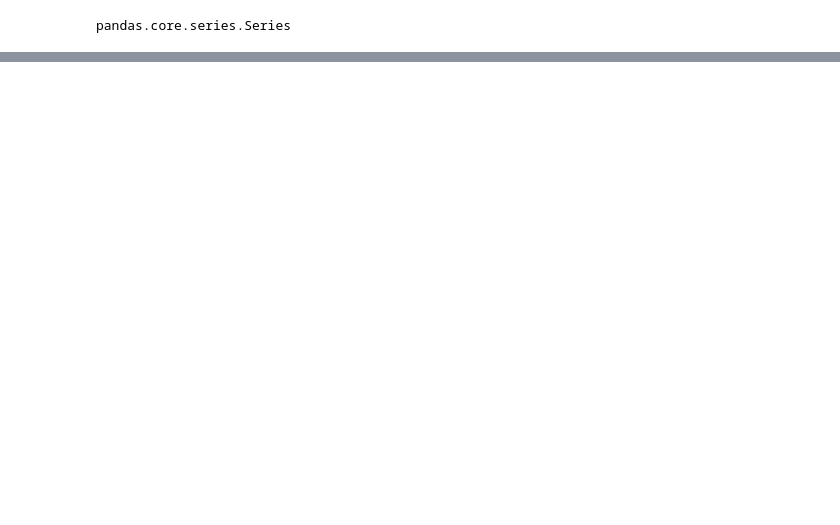
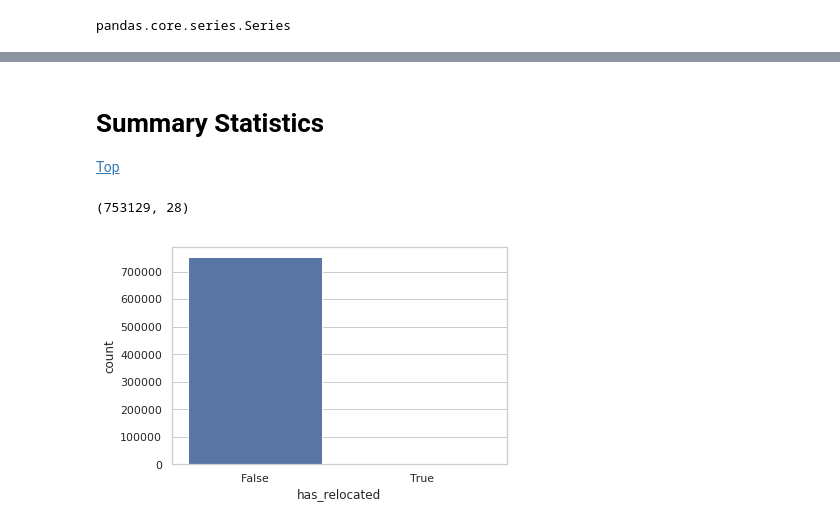
Before and after one commit to mark-me/relocation_indicator, a Jupyter notebook: Notebooks/Data_Merging/graydon_inspect_one_year.ipynb, the cells around one changed output, grey strips where cells are left out. Drawn from its saved outputs; the diff is of its cells as text; code cells hidden in the pictures; blank space fills up the shorter version.

Commit message:
Update notebook for summary statistics

```diff
--- a/Notebooks/Data_Merging/graydon_inspect_one_year.ipynb
+++ b/Notebooks/Data_Merging/graydon_inspect_one_year.ipynb
@@ -239,6 +275,0 @@ one_year_df.loc[one_year_df['qty_employees']=='    NA', 'qty_employees'] = 0
-# %%
-one_year_df['qty_employees'] = one_year_df['qty_employees'].astype(float)
-# %%
-one_year_df['score_pd'] = one_year_df['score_pd'].fillna(0)
-# %%
-one_year_df.loc[one_year_df['score_pd']=='    NA', 'score_pd'] = 0
@@ -312,0 +454,5 @@ ValueError: Input contains NaN, infinity or a value too large for dtype('float64
+# %% [markdown]
+<a id='summary'></a>
+# Summary Statistics
+
+<a href=#top>Top</a>
@@ -312,0 +470,11 @@ ValueError: Input contains NaN, infinity or a value too large for dtype('float64
+# %%
+mult_companies = one_year_df[one_year_df['qty_employees']>50]
+# %%
+mult_companies.shape
+# %% [output]
+(753129, 28)
+# %%
+sns.countplot(x='has_relocated', data=mult_companies)
+plt.show()
+# %% [output]
+[figure, added]
```
Also changed, not shown: parts of 98 cells of this notebook.
